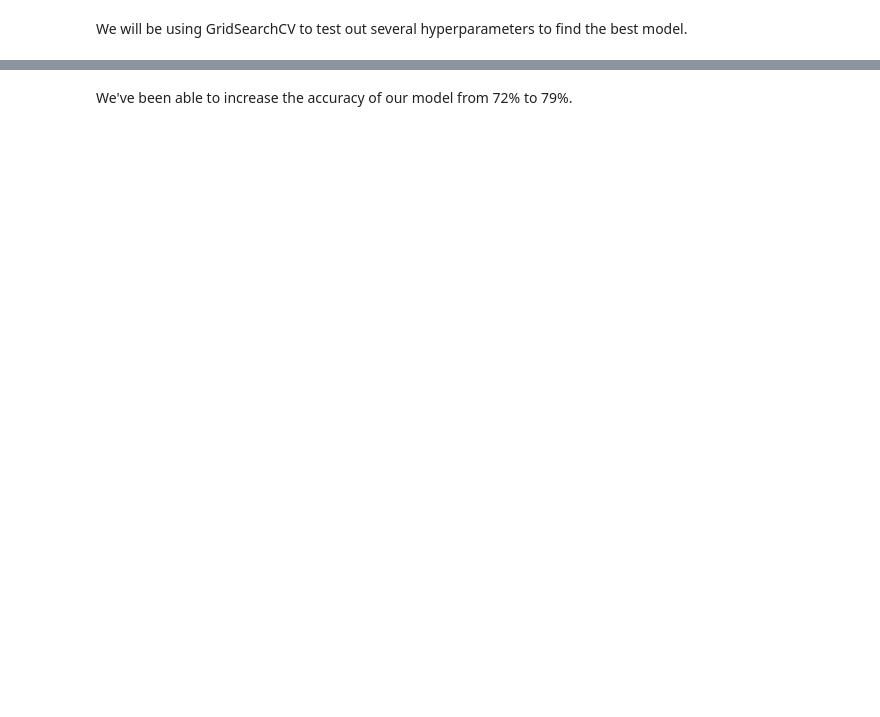
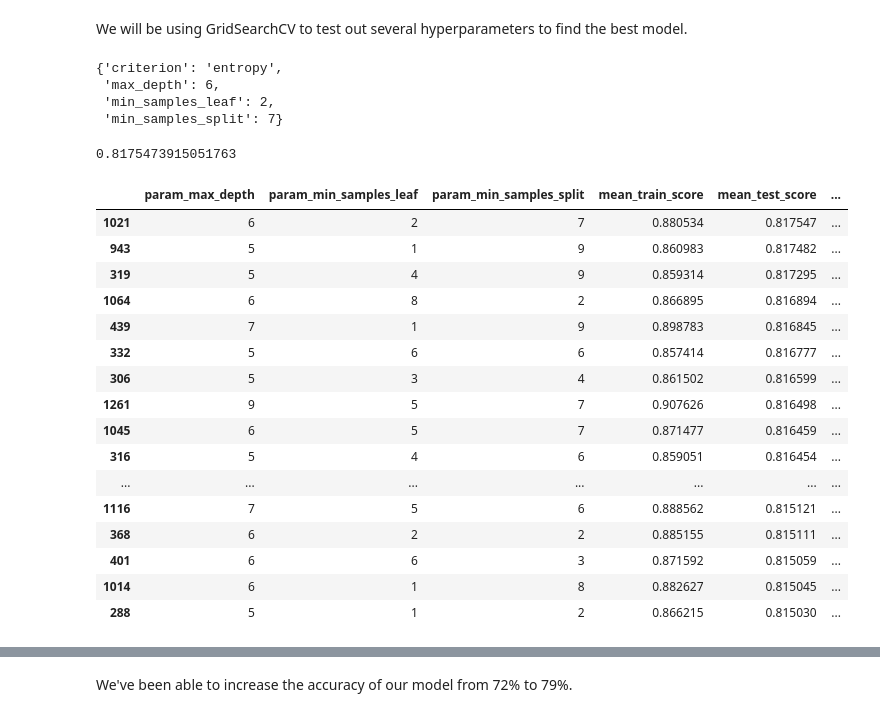
Before and after one commit to ade-mola/travel_insurance_analysis, a Jupyter notebook: notebooks/travel_insurance_analysis.ipynb, the cells around one changed output, grey strips where cells are left out. Cells and saved outputs as stored; diff of their text form; code cells hidden in the pictures; blank space fills up the shorter version.

```diff
--- a/notebooks/travel_insurance_analysis.ipynb
+++ b/notebooks/travel_insurance_analysis.ipynb
@@ -581,3 +582,8 @@ We will be using GridSearchCV to test out several hyperparameters to find the be
 # %%
-# gs.fit(X_train, y_train)
-# gs.best_params_
+gs.fit(X_train, y_train)
+gs.best_params_
+# %% [output]
+{'criterion': 'entropy',
+ 'max_depth': 6,
+ 'min_samples_leaf': 2,
+ 'min_samples_split': 7}
@@ -586,5 +590,27 @@ We will be using GridSearchCV to test out several hyperparameters to find the be
+# %%
+gs.best_score_
+# %% [output]
+0.8175473915051763
 # %%
-# gs_results = pd.DataFrame(gs.cv_results_).sort_values('rank_test_score')
-# gs_results['+/-'] = gs_results['mean_train_score'] - gs_results['mean_test_score']
-# gs_results[['param_max_depth', 'param_min_samples_leaf', 'param_min_samples_split', 'mean_train_score', 'mean_test_score', 'rank_test_score', '+/-']].head(50)
+gs_results = pd.DataFrame(gs.cv_results_).sort_values('rank_test_score')
+gs_results['+/-'] = gs_results['mean_train_score'] - gs_results['mean_test_score']
+gs_results[['param_max_depth', 'param_min_samples_leaf', 'param_min_samples_split', 'mean_train_score', 'mean_test_score', 'rank_test_score', '+/-']].head(50)
+# %% [output]
+|  | param_max_depth | param_min_samples_leaf | param_min_samples_split | mean_train_score | mean_test_score | ... |
+| 1021 | 6 | 2 | 7 | 0.880534 | 0.817547 | ... |
+| 943 | 5 | 1 | 9 | 0.860983 | 0.817482 | ... |
+| 319 | 5 | 4 | 9 | 0.859314 | 0.817295 | ... |
+| 1064 | 6 | 8 | 2 | 0.866895 | 0.816894 | ... |
+| 439 | 7 | 1 | 9 | 0.898783 | 0.816845 | ... |
+| 332 | 5 | 6 | 6 | 0.857414 | 0.816777 | ... |
+| 306 | 5 | 3 | 4 | 0.861502 | 0.816599 | ... |
+| 1261 | 9 | 5 | 7 | 0.907626 | 0.816498 | ... |
+| 1045 | 6 | 5 | 7 | 0.871477 | 0.816459 | ... |
+| 316 | 5 | 4 | 6 | 0.859051 | 0.816454 | ... |
+| ... | ... | ... | ... | ... | ... | ... |
+| 1116 | 7 | 5 | 6 | 0.888562 | 0.815121 | ... |
+| 368 | 6 | 2 | 2 | 0.885155 | 0.815111 | ... |
+| 401 | 6 | 6 | 3 | 0.871592 | 0.815059 | ... |
+| 1014 | 6 | 1 | 8 | 0.882627 | 0.815045 | ... |
+| 288 | 5 | 1 | 2 | 0.866215 | 0.815030 | ... |
 # %% [markdown]
```
Also changed, not shown: parts of 12 cells of this notebook, 15 other files.
